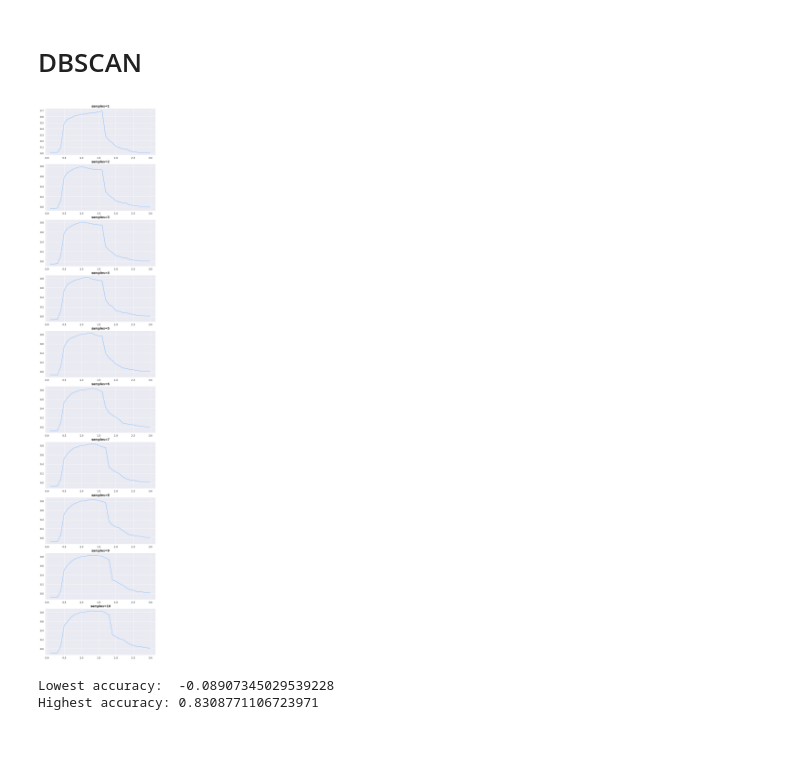
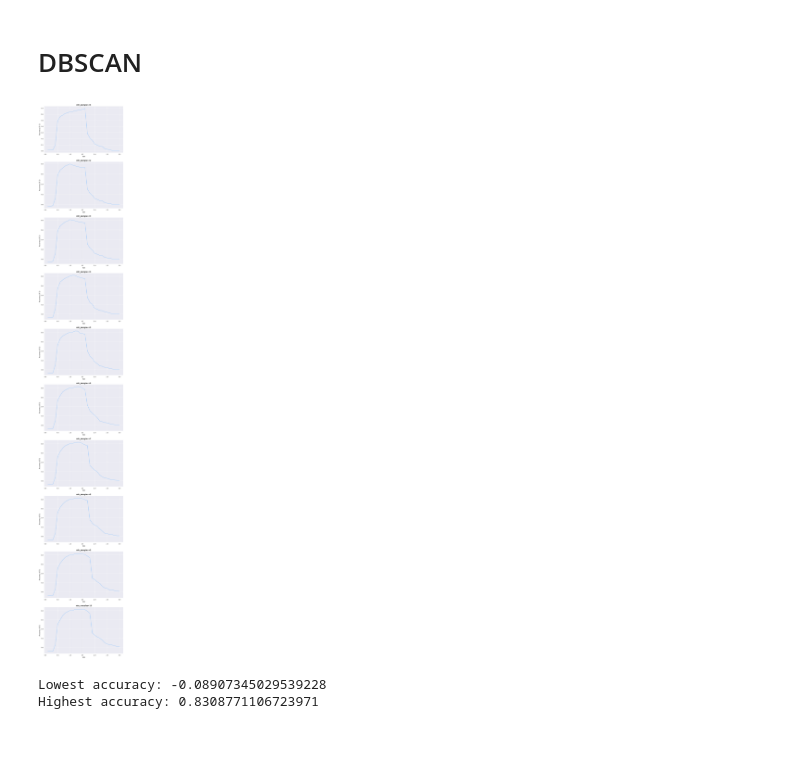
Before and after one commit to msr8/classification-project, a Jupyter notebook: Clustering.ipynb, the cells around one changed output. Drawn from its saved outputs; the diff is of its cells as text; code cells hidden in the pictures.

Commit message:
added x and y labels in dbscan plot

```diff
--- a/Clustering.ipynb
+++ b/Clustering.ipynb
@@ -138,34 +140,36 @@ X_scaled = scaler.fit_transform(X)
 
 accuracies  = {}
 
 for samples in range(*SAMPLES):
     accuracies[samples] = {}
     for ep in np.linspace(*EPS, EPS_NUM):
         ep = round(ep, 1)
         # Creating the DBSCAN model
         dbscan = DBSCAN(eps=ep, min_samples=samples)
         # Training it on the scaled data
         dbscan.fit(X_scaled)
         # Caclulating the accuracy
         accuracy = adjusted_rand_score(Y, dbscan.labels_)
         # Storing it in our dict
         accuracies[samples][ep] = accuracy
 
 # Plotting our findings and displaying them
 num_samples = len(accuracies)
-fig, axs    = plt.subplots(num_samples, figsize=(8,4*num_samples))
+fig, axs    = plt.subplots(num_samples, figsize=(10,7*num_samples))
 
 for i,key in enumerate(accuracies):
     ax  = axs[i]
     dic = accuracies[key]
-    ax.set_title(f'samples={key}')
+    ax.set_title(f'min_samples={key}')
+    ax.set_ylabel('Accuracy (0-1)')
+    ax.set_xlabel('eps')
     ax.plot(dic.keys(), dic.values())
 
 plt.savefig('assets/dbscan.png', bbox_inches='tight') #bbox_inches to remove big top and bottom margins
 plt.show()
 
 # Displaying lowest and highest accuracy
 accuracies_list = [i for inner_dict in accuracies.values() for i in inner_dict.values()]
-print(f'Lowest accuracy:  {min(accuracies_list)}\nHighest accuracy: {max(accuracies_list)}')
+print(f'Lowest accuracy: {min(accuracies_list)}\nHighest accuracy: {max(accuracies_list)}')
 # %% [output]
-[figure, old version]
+[figure, new version]
```
Also changed, not shown: parts of 1 cell of this notebook, 1 other file.
